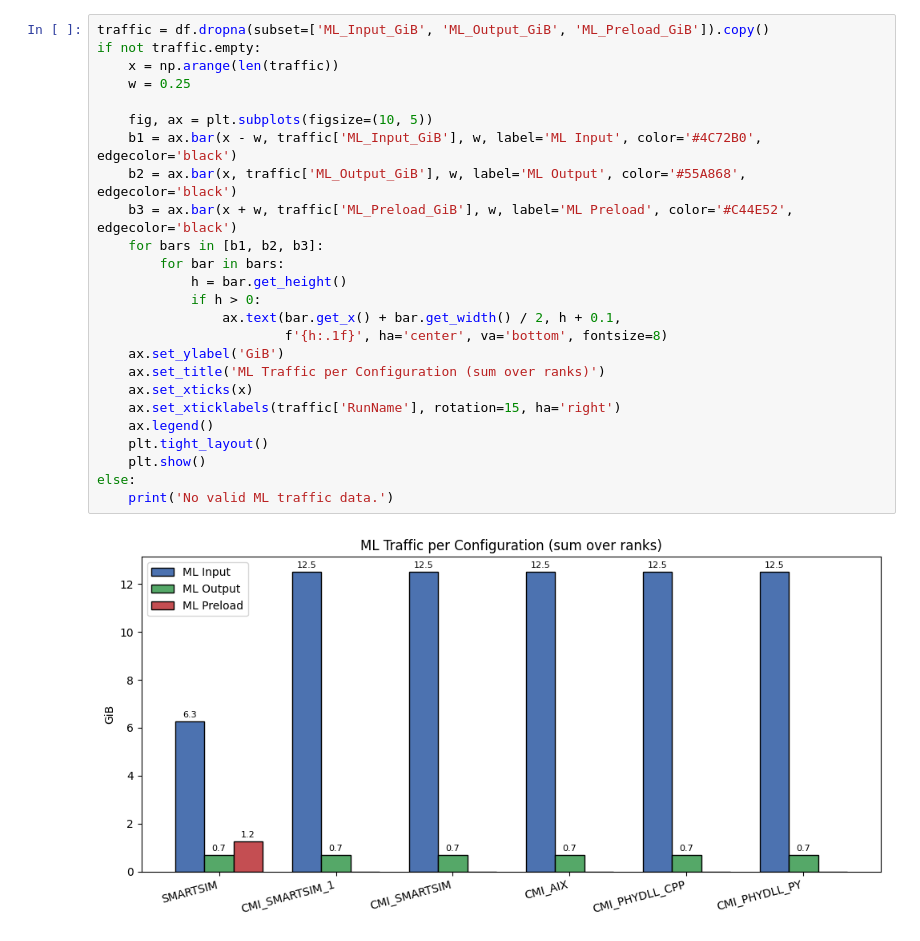
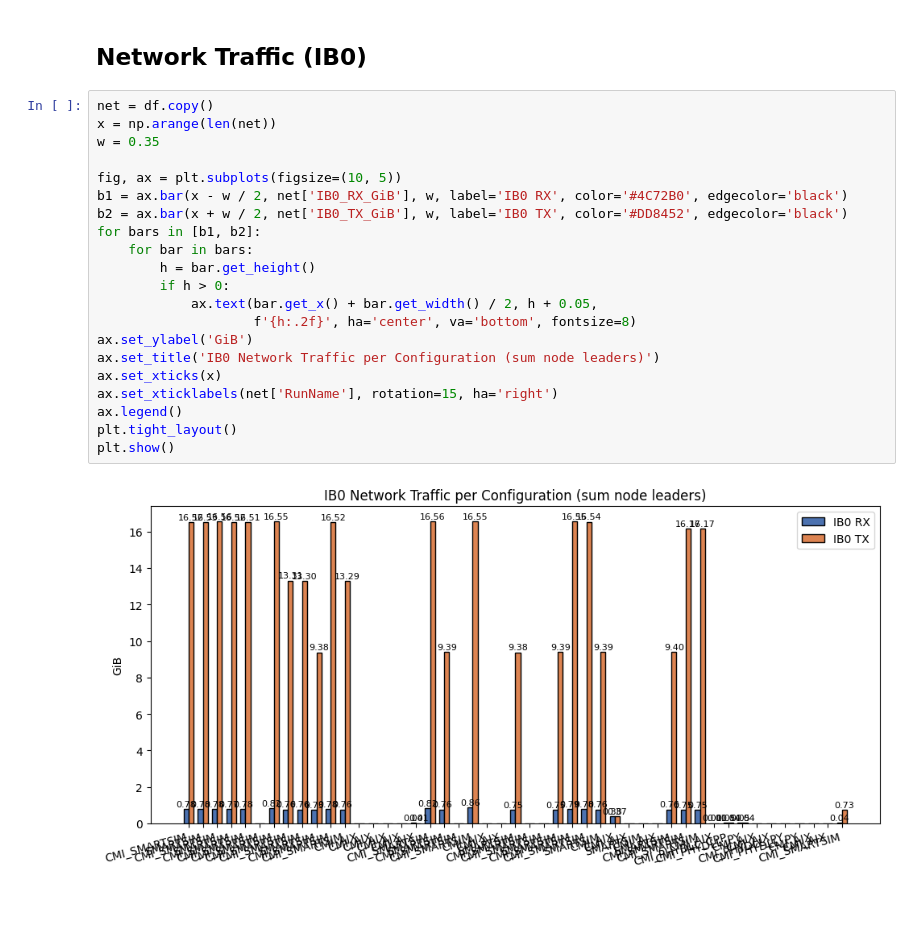
Before and after one commit to chrisb09/terrain_solver, a Jupyter notebook: analysis.ipynb, the cells around one changed output. Saved outputs shown, nothing was run; the diff lists cells and outputs as text; blank space fills up the shorter version.

```diff
--- a/analysis.ipynb
+++ b/analysis.ipynb
@@ -155,27 +118,25 @@ else:
+# %% [markdown]
+## Network Traffic (IB0)
 # %%
-traffic = df.dropna(subset=['ML_Input_GiB', 'ML_Output_GiB', 'ML_Preload_GiB']).copy()
-if not traffic.empty:
-    x = np.arange(len(traffic))
-    w = 0.25
+net = df.copy()
+x = np.arange(len(net))
+w = 0.35
 
-    fig, ax = plt.subplots(figsize=(10, 5))
-    b1 = ax.bar(x - w, traffic['ML_Input_GiB'], w, label='ML Input', color='#4C72B0', edgecolor='black')
-    b2 = ax.bar(x, traffic['ML_Output_GiB'], w, label='ML Output', color='#55A868', edgecolor='black')
-    b3 = ax.bar(x + w, traffic['ML_Preload_GiB'], w, label='ML Preload', color='#C44E52', edgecolor='black')
-    for bars in [b1, b2, b3]:
-        for bar in bars:
-            h = bar.get_height()
-            if h > 0:
-                ax.text(bar.get_x() + bar.get_width() / 2, h + 0.1,
-                        f'{h:.1f}', ha='center', va='bottom', fontsize=8)
-    ax.set_ylabel('GiB')
-    ax.set_title('ML Traffic per Configuration (sum over ranks)')
-    ax.set_xticks(x)
-    ax.set_xticklabels(traffic['RunName'], rotation=15, ha='right')
-    ax.legend()
-    plt.tight_layout()
-    plt.show()
-else:
-    print('No valid ML traffic data.')
+fig, ax = plt.subplots(figsize=(10, 5))
+b1 = ax.bar(x - w / 2, net['IB0_RX_GiB'], w, label='IB0 RX', color='#4C72B0', edgecolor='black')
+b2 = ax.bar(x + w / 2, net['IB0_TX_GiB'], w, label='IB0 TX', color='#DD8452', edgecolor='black')
+for bars in [b1, b2]:
+    for bar in bars:
+        h = bar.get_height()
+        if h > 0:
+            ax.text(bar.get_x() + bar.get_width() / 2, h + 0.05,
+                    f'{h:.2f}', ha='center', va='bottom', fontsize=8)
+ax.set_ylabel('GiB')
+ax.set_title('IB0 Network Traffic per Configuration (sum node leaders)')
+ax.set_xticks(x)
+ax.set_xticklabels(net['RunName'], rotation=15, ha='right')
+ax.legend()
+plt.tight_layout()
+plt.show()
 # %% [output]
-[figure, old version]
+[figure, new version]
```
Also changed, not shown: parts of 11 cells of this notebook.
